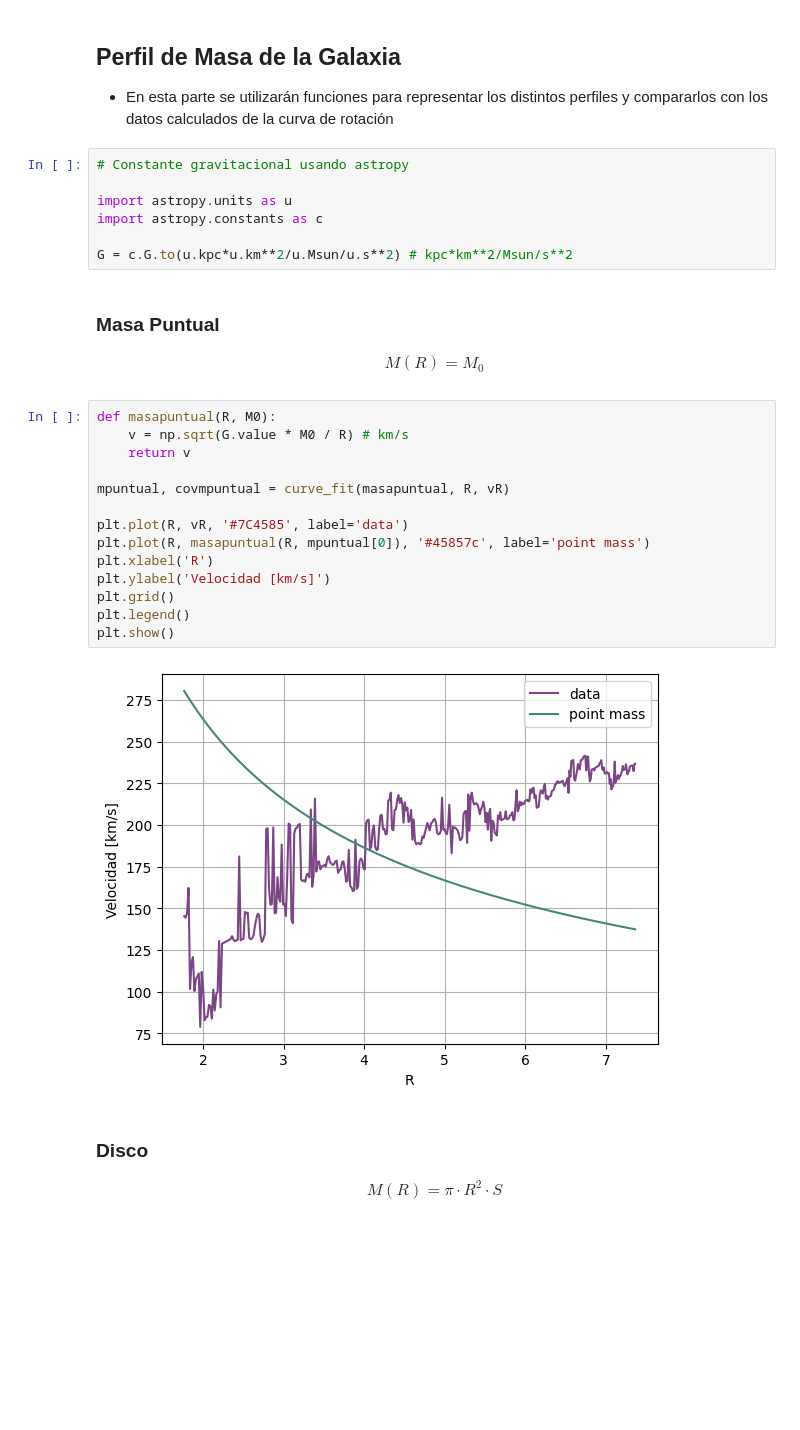
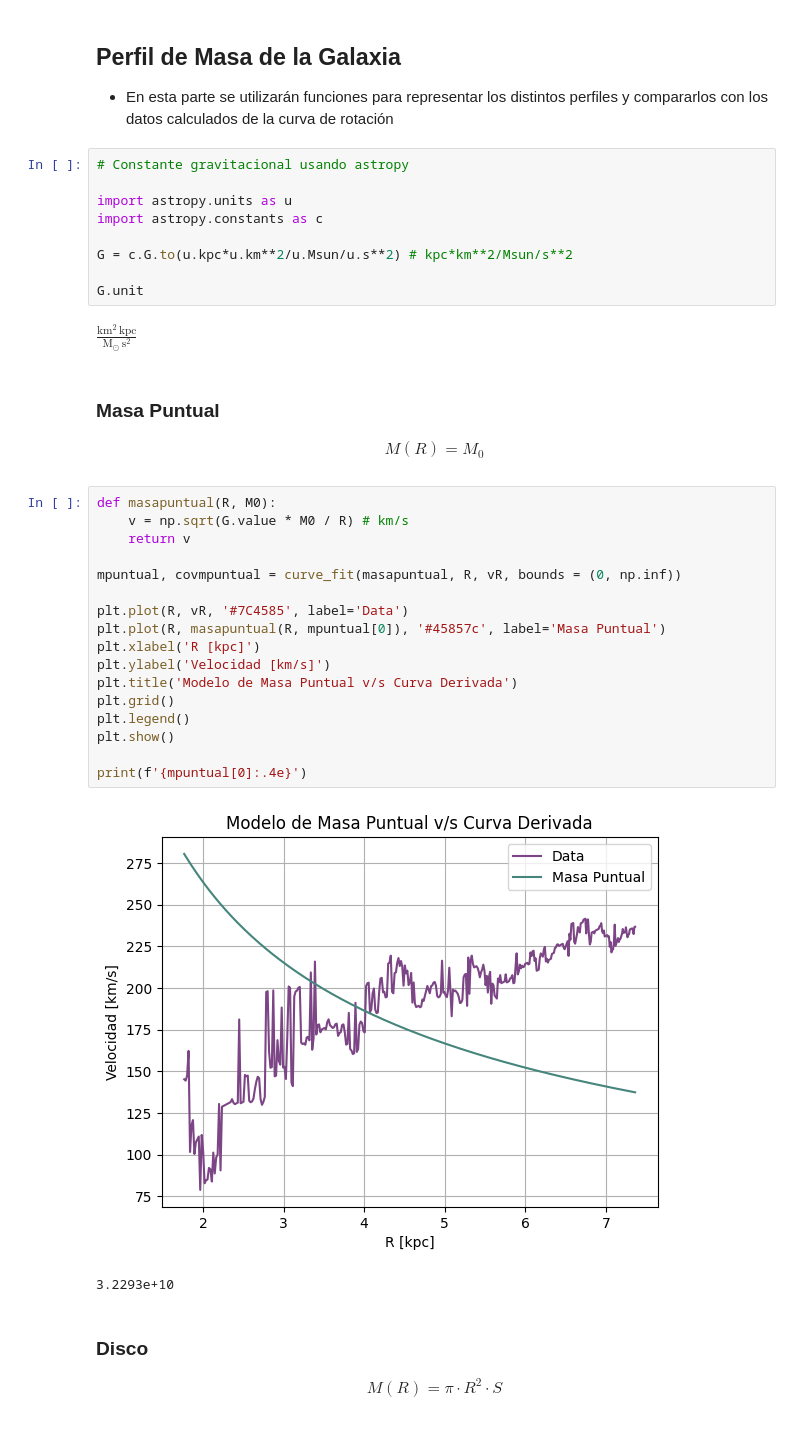
Before and after one commit to CrushinAngel/Astronomia_Experimental, a Jupyter notebook: Informe_2/southgalaxy.ipynb, the cells around one changed output. Drawn from its saved outputs; the diff is of its cells as text; blank space fills up the shorter version.

```diff
--- a/Informe_2/southgalaxy.ipynb
+++ b/Informe_2/southgalaxy.ipynb
@@ -335,6 +344,10 @@ import astropy.units as u
 import astropy.constants as c
 
 G = c.G.to(u.kpc*u.km**2/u.Msun/u.s**2) # kpc*km**2/Msun/s**2
+
+G.unit
+# %% [output]
+$\mathrm{\frac{km^{2}\,kpc}{M_{\odot}\,s^{2}}}$
 # %% [markdown]
 ### Masa Puntual
 
@@ -344,19 +357,23 @@ M(R) =  M_0
 # %%
 def masapuntual(R, M0):
     v = np.sqrt(G.value * M0 / R) # km/s
     return v
 
-mpuntual, covmpuntual = curve_fit(masapuntual, R, vR)
+mpuntual, covmpuntual = curve_fit(masapuntual, R, vR, bounds = (0, np.inf))
 
-plt.plot(R, vR, '#7C4585', label='data')
-plt.plot(R, masapuntual(R, mpuntual[0]), '#45857c', label='point mass')
-plt.xlabel('R')
+plt.plot(R, vR, '#7C4585', label='Data')
+plt.plot(R, masapuntual(R, mpuntual[0]), '#45857c', label='Masa Puntual')
+plt.xlabel('R [kpc]')
 plt.ylabel('Velocidad [km/s]')
+plt.title('Modelo de Masa Puntual v/s Curva Derivada')
 plt.grid()
 plt.legend()
 plt.show()
+
+print(f'{mpuntual[0]:.4e}')
 # %% [output]
-[figure, old version]
+[figure, new version]
+3.2293e+10
 # %% [markdown]
 ### Disco
 
```
Also changed, not shown: parts of 7 cells of this notebook.
